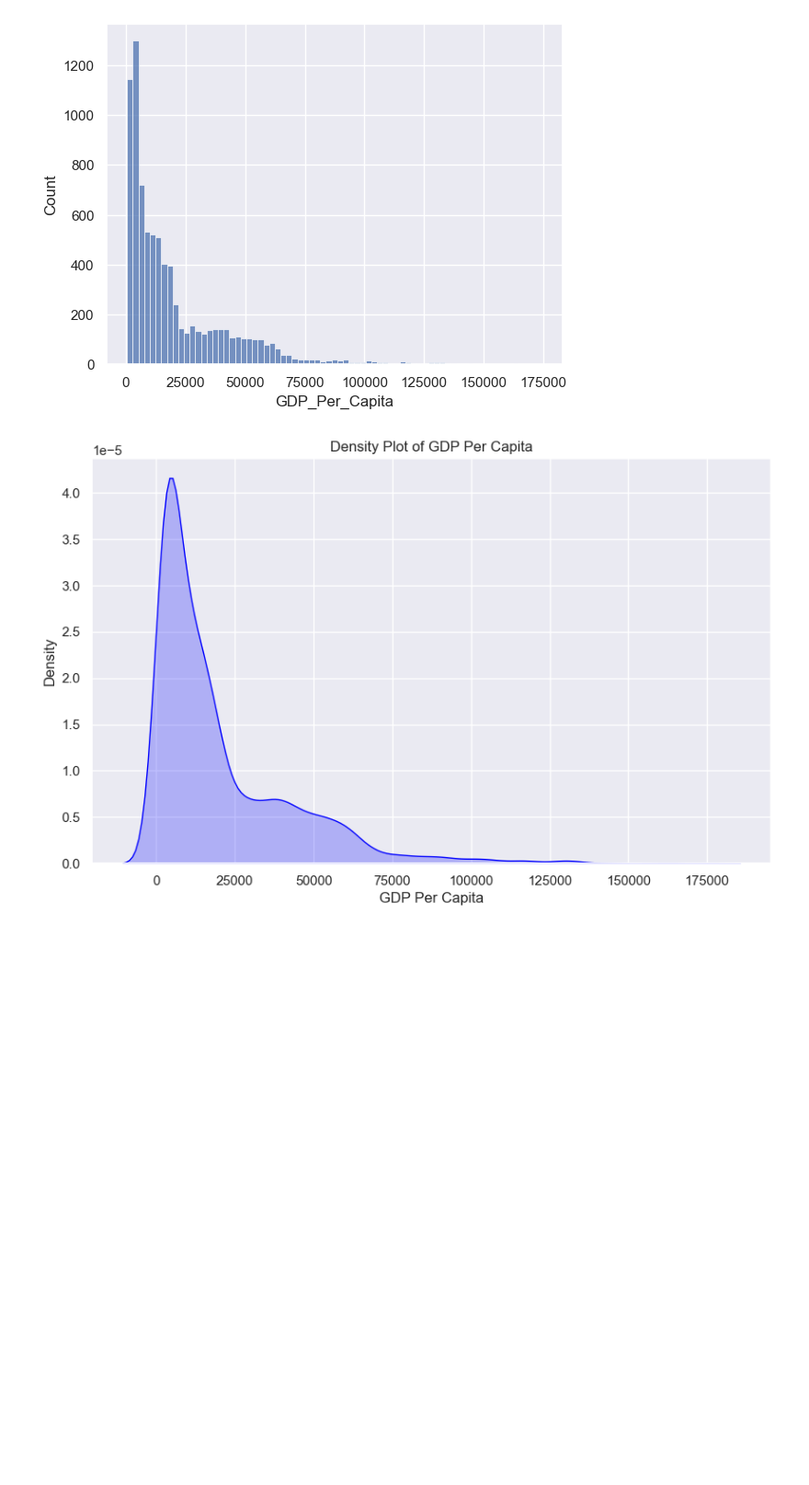
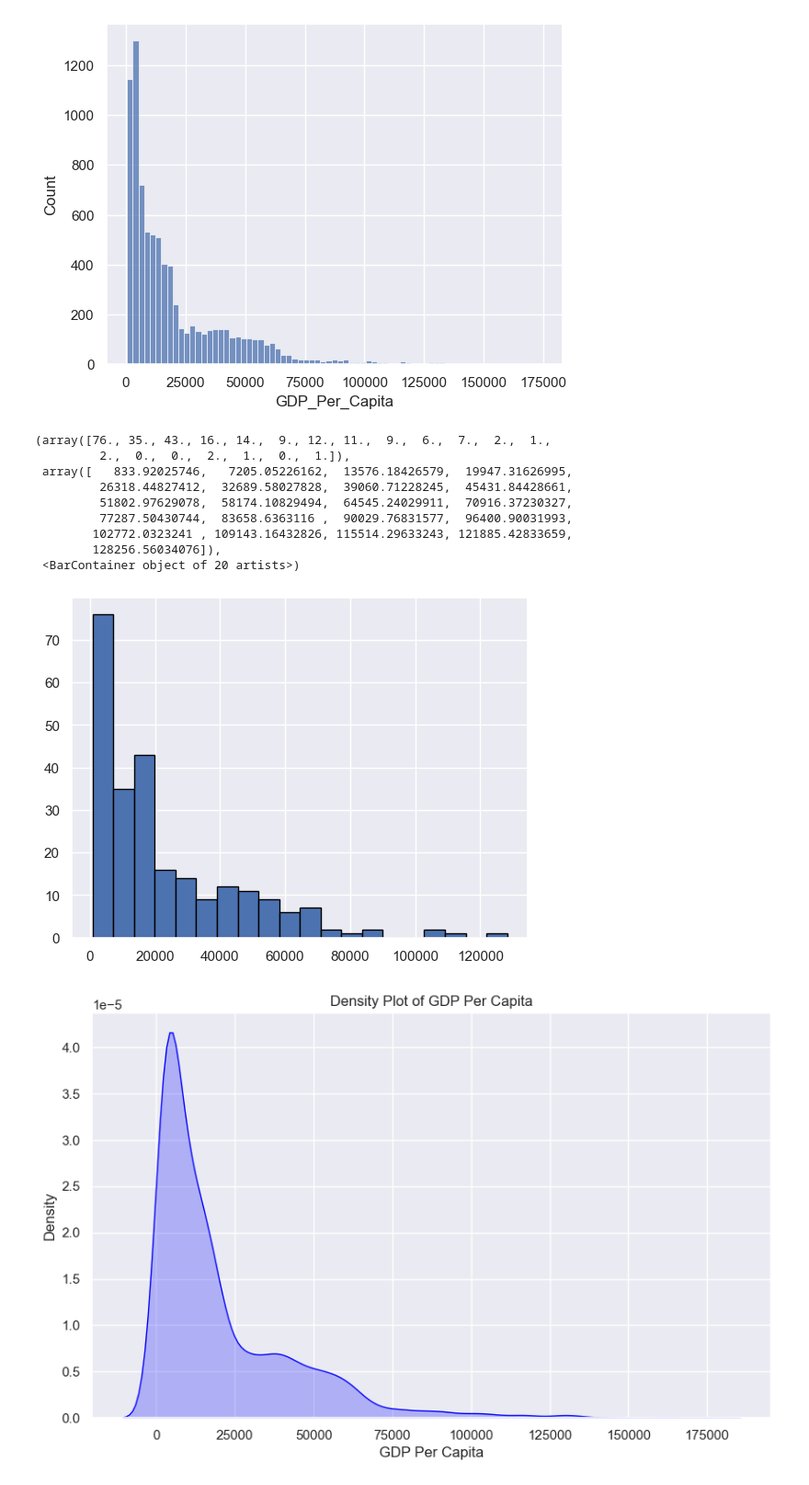
Before and after one commit to NSS-Data-Analytics-Cohort-14/gdp-and-internet-usage-seanfahey1127, a Jupyter notebook: notebooks/gdp_project.ipynb, the cells around one changed output. Shown: that part at 92% size. Cells and saved outputs as stored; diff of their text form; code cells hidden in the pictures; blank space fills up the shorter version.

```diff
--- a/notebooks/gdp_project.ipynb
+++ b/notebooks/gdp_project.ipynb
@@ -254,3 +252,6 @@ print("Missing years for Djibouti:", missing_years_djibouti)
 Missing years for Djibouti: {1990, 1991, 1992, 1993, 1994, 1995, 1996, 1997, 1998, 1999, 2000, 2001, 2002, 2003, 2004, 2005, 2006, 2007, 2008, 2009, 2010, 2011, 2012}
 # %% [markdown]
 8. In this question, you're going to create some plots to show the distribution of GDP per capita for the year 2020. Go to the Python Graph Gallery (https://www.python-graph-gallery.com/) and look at the different types of plots under the Distribution section. Create a histogram, a density plot, a boxplot, and a violin plot. What do you notice when you look at these plots? How do the plots compare and what information can you get out of one type that you can't necessarily get out of the others?
+# %%
+gdp_2020 = gdp_df[gdp_df['Year'] == 2020]
+print(gdp_2020)
@@ -265,6 +283,19 @@ sns.histplot(data=gdp_df, x="GDP_Per_Capita")
 plt.show()
 # %% [output]
 [figure]
+# %%
+plt.hist(gdp_2020['GDP_Per_Capita'], bins = 20, edgecolor='black')
+# %% [output]
+(array([76., 35., 43., 16., 14.,  9., 12., 11.,  9.,  6.,  7.,  2.,  1.,
+         2.,  0.,  0.,  2.,  1.,  0.,  1.]),
+ array([   833.92025746,   7205.05226162,  13576.18426579,  19947.31626995,
+         26318.44827412,  32689.58027828,  39060.71228245,  45431.84428661,
+         51802.97629078,  58174.10829494,  64545.24029911,  70916.37230327,
+         77287.50430744,  83658.6363116 ,  90029.76831577,  96400.90031993,
+        102772.0323241 , 109143.16432826, 115514.29633243, 121885.42833659,
+        128256.56034076]),
+ <BarContainer object of 20 artists>)
+[figure, added]
 # %%
 import seaborn as sns
 import matplotlib.pyplot as plt
```
Also changed, not shown: parts of 8 cells of this notebook.
